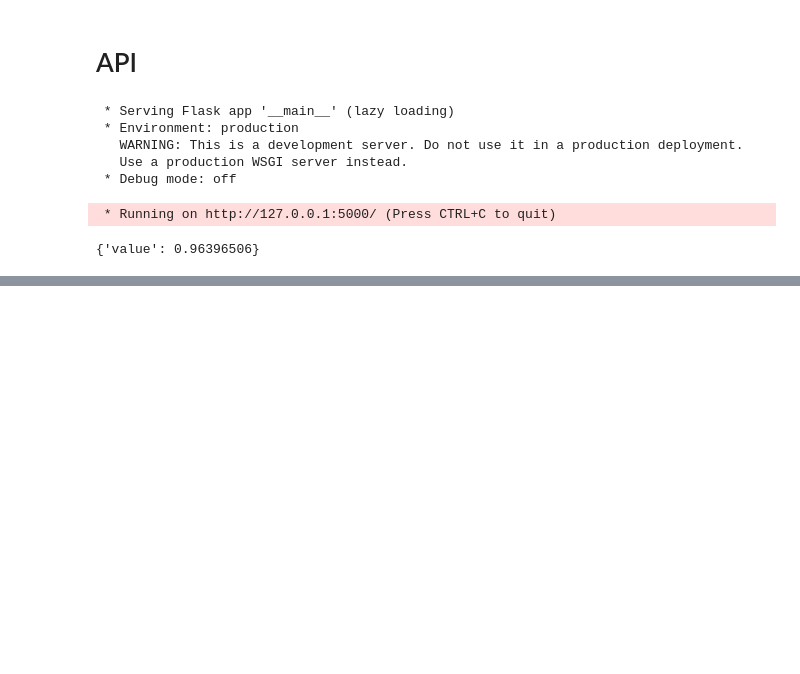
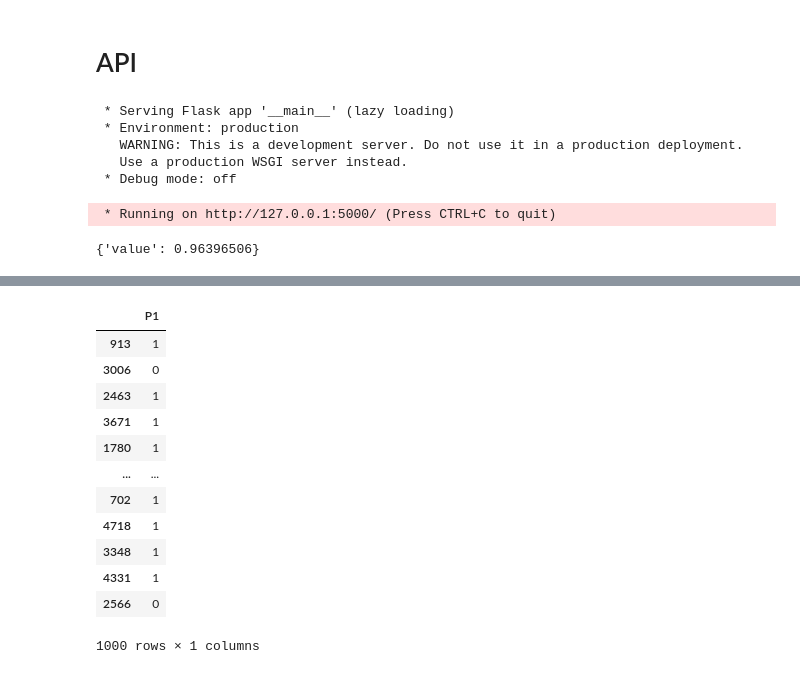
Before and after one commit to HugoTodeschini/molecule-properties-prediction, a Jupyter notebook: Test Servier.ipynb, the cells around one changed output, grey strips where cells are left out. Saved outputs shown, nothing was run; the diff lists cells and outputs as text; code cells hidden in the pictures; blank space fills up the shorter version.

```diff
--- a/Test Servier.ipynb
+++ b/Test Servier.ipynb
@@ -191,3 +191,12 @@ def predict_P1():
 predict_P1()
 # %% [output]
 {'value': 0.96396506}
+# %%
+import pandas as pd
+import tensorflow as tf
+
+from sklearn.metrics import accuracy_score, recall_score, precision_score, f1_score
+
+X_val = pd.read_csv('../X_val.csv',index_col = 0)
+y_val = pd.read_csv('../y_val.csv',index_col = 0)
+model1 = tf.keras.models.load_model('model1.keras')
@@ -193,0 +258,16 @@ predict_P1()
+# %%
+y_val
+# %% [output]
+|  | P1 |
+| 913 | 1 |
+| 3006 | 0 |
+| 2463 | 1 |
+| 3671 | 1 |
+| 1780 | 1 |
+| ... | ... |
+| 702 | 1 |
+| 4718 | 1 |
+| 3348 | 1 |
+| 4331 | 1 |
+| 2566 | 0 |
+1000 rows × 1 columns
```
Also changed, not shown: parts of 5 cells of this notebook, 5 other files.
